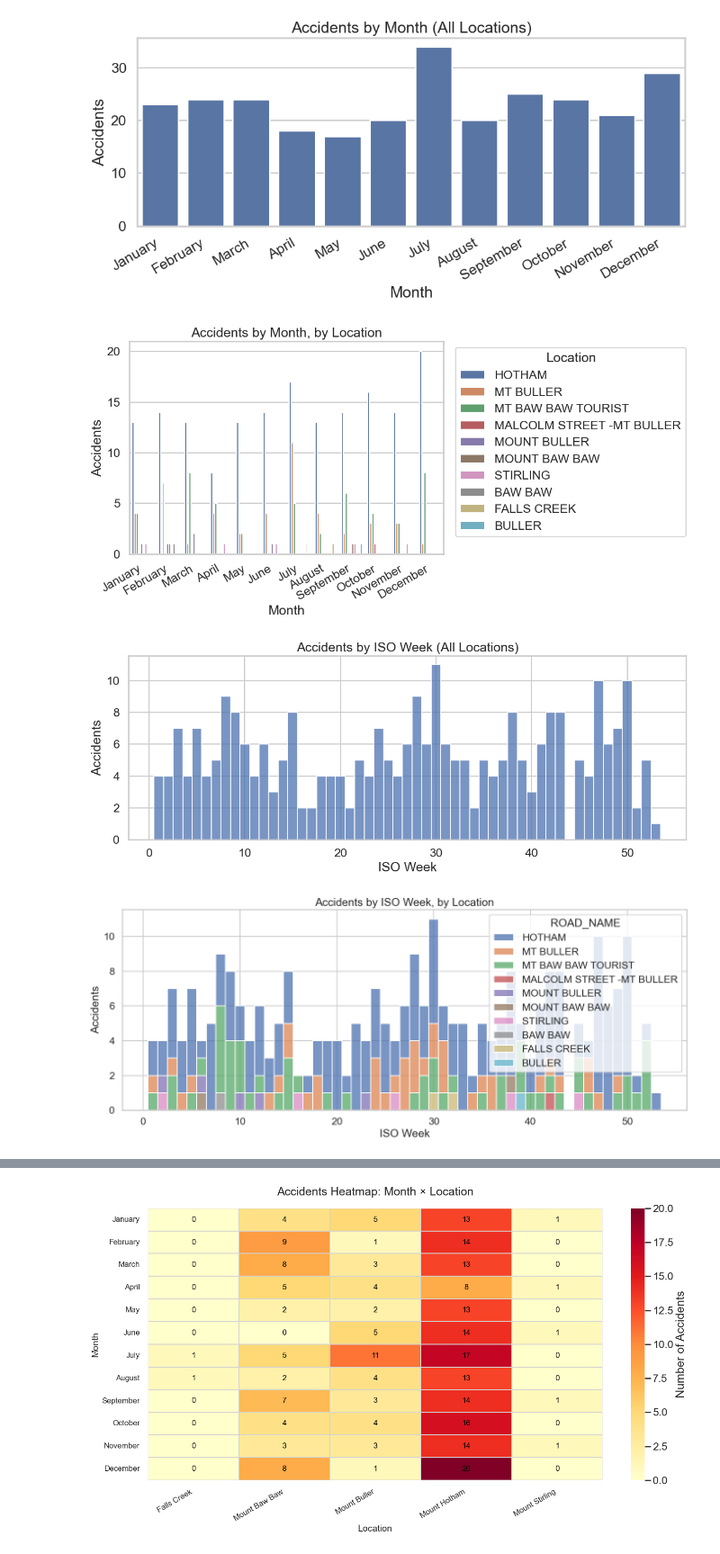
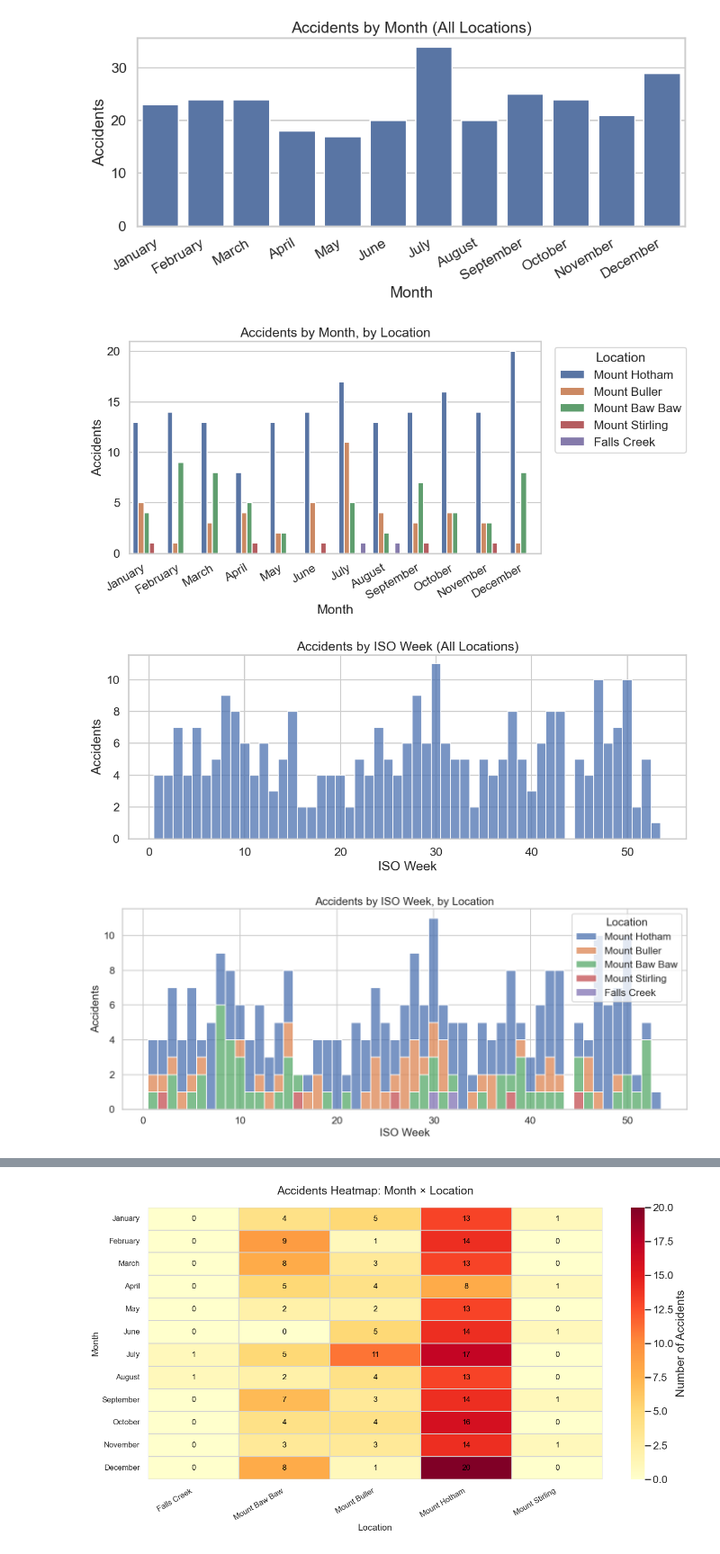
Before and after one commit to bsri0004/R2B2, a Jupyter notebook: src/accident_data_parsing.ipynb, the cells around one changed output, grey strips where cells are left out. Shown: that part at 90% size. Drawn from its saved outputs; the diff is of its cells as text; code cells hidden in the pictures.

Commit message:
Prediction Visualization

```diff
--- a/src/accident_data_parsing.ipynb
+++ b/src/accident_data_parsing.ipynb
@@ -142,41 +142,75 @@ plt.tight_layout(); plt.show()
 [figure]
 [figure]
 # %%
-# 7) Accidents by month (split by location)
+import numpy as np
+import pandas as pd
+import matplotlib.pyplot as plt
+import seaborn as sns
+
+# unify ROAD_NAME variants -> Location
+name = df["ROAD_NAME"].astype(str).str.lower()
+patterns = {
+    "Mount Buller":   r"\b(buller|mt\s*buller|mount\s*buller)\b",
+    "Mount Baw Baw":  r"\b(baw\s*baw|mt\s*baw\s*baw|mount\s*baw\s*baw)\b",
+    "Mount Hotham":   r"\b(hotham|mt\s*hotham|mount\s*hotham)\b",
+    "Falls Creek":    r"\b(falls\s*creek)\b",
+    "Mount Stirling": r"\b(stirling|mt\s*stirling|mount\s*stirling)\b",
+}
+df["Location"] = np.nan
+for canon, pat in patterns.items():
+    df.loc[name.str.contains(pat, case=False, na=False, regex=True), "Location"] = canon
+df = df[df["Location"].notna()].copy()
+
+# make sure Month/MonthName/Week exist and are ordered nicely
+df["ACCIDENT_DATE"] = pd.to_datetime(df["ACCIDENT_DATE"], errors="coerce")
+df = df.dropna(subset=["ACCIDENT_DATE"])
+df["Month"] = df["ACCIDENT_DATE"].dt.month
+df["MonthName"] = pd.Categorical(
+    df["ACCIDENT_DATE"].dt.month_name(),
+    categories=["January","February","March","April","May","June",
+                "July","August","September","October","November","December"],
+    ordered=True
+)
+df["Week"] = df["ACCIDENT_DATE"].dt.isocalendar().week.astype(int)
+
+sns.set_theme(style="whitegrid", context="talk")
+
+# 7) Accidents by month (split by unified Location)
 plt.figure(figsize=(12,6))
-sns.countplot(x="MonthName", data=df, hue="ROAD_NAME")
+sns.countplot(x="MonthName", data=df, hue="Location")
 plt.title("Accidents by Month, by Location")
 plt.xlabel("Month"); plt.ylabel("Accidents")
 plt.xticks(rotation=30, ha="right")
 plt.legend(title="Location", bbox_to_anchor=(1.02,1), loc="upper left")
 plt.tight_layout(); plt.show()
 
 # 8) Accidents by ISO week (overall)
 plt.figure(figsize=(12,5))
 sns.histplot(df["Week"], bins=range(1,54), discrete=True, edgecolor=None)
 plt.title("Accidents by ISO Week (All Locations)")
 plt.xlabel("ISO Week"); plt.ylabel("Accidents")
 plt.tight_layout(); plt.show()
 
-# 9) Accidents by ISO week (split by location)
+# 9) Accidents by ISO week (split by unified Location)
 plt.figure(figsize=(14,6))
-sns.histplot(data=df, x="Week", hue="ROAD_NAME", bins=range(1,54), multiple="stack", discrete=True, edgecolor=None)
+sns.histplot(data=df, x="Week", hue="Location",
+             bins=range(1,54), multiple="stack", discrete=True, edgecolor=None)
 plt.title("Accidents by ISO Week, by Location")
 plt.xlabel("ISO Week"); plt.ylabel("Accidents")
 plt.tight_layout(); plt.show()
 
-# Quick text summary to quote in slides
-peak_month_num  = df["Month"].mode().iloc[0]
+# quick summary for slides
+peak_month_num  = int(df["Month"].mode().iloc[0])
 peak_month_name = df["MonthName"].mode().iloc[0]
 peak_week       = int(df["Week"].mode().iloc[0])
 print(f"Peak month overall: {peak_month_name} (#{peak_month_num})")
 print(f"Peak ISO week overall: {peak_week}")
 print("\nTop 5 months:\n", df["MonthName"].value_counts().head(5))
 print("\nTop 5 ISO weeks:\n", df["Week"].value_counts().head(5))
 # %% [output]
-[figure, old version]
+[figure, new version]
 [figure]
-[figure, old version]
+[figure, new version]
 Peak month overall: July (#7)
 Peak ISO week overall: 30
 
```
Also changed, not shown: 1 other file.
